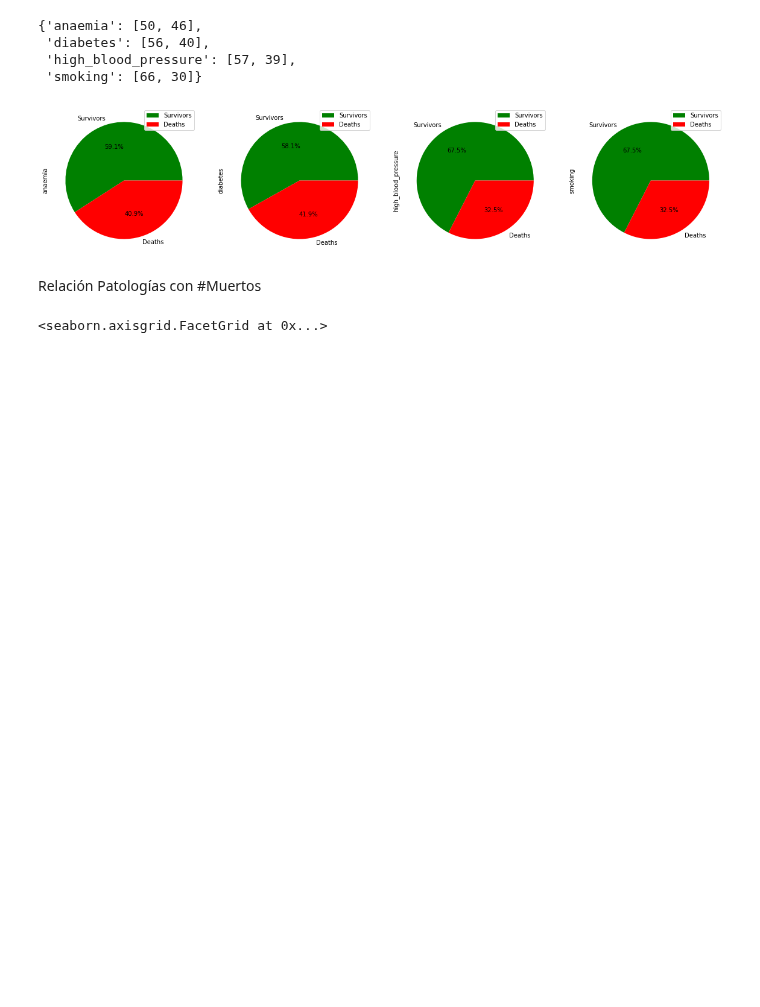
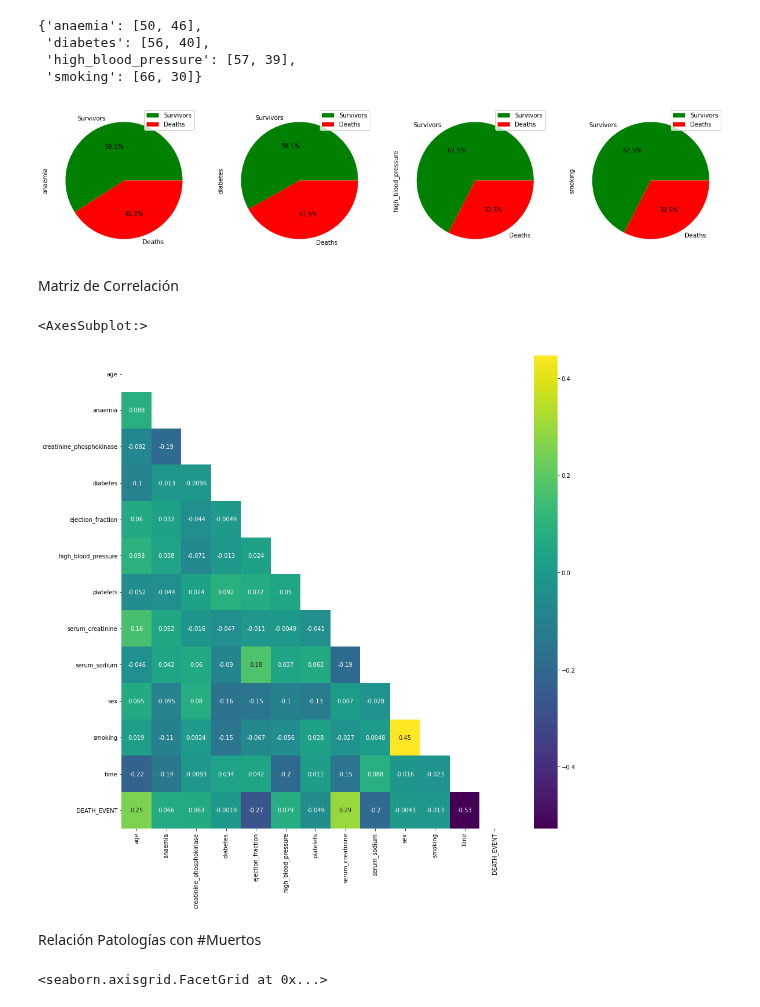
Before and after one commit to JaviCeRodriguez/Heart-Failure-ML, a Jupyter notebook: prueba.ipynb, the cells around one changed output. Drawn from its saved outputs; the diff is of its cells as text; code cells hidden in the pictures; blank space fills up the shorter version.

Commit message:
Restablezco la Matriz de Correlación

```diff
--- a/prueba.ipynb
+++ b/prueba.ipynb
@@ -68,6 +69,17 @@ def plot_bar(data: dict, index: list) -> None:
 plot_bar(data=p_surv, index=['Survivors', 'Deaths'])
 # %% [output]
 [figure]
+# %% [markdown]
+Matriz de Correlación
+# %%
+matrix_corr = heart_data.corr()
+mask = np.zeros_like(matrix_corr)
+mask[np.triu_indices_from(mask)] = True
+fig,ax = plt.subplots(figsize=(15,15))
+sns.heatmap(matrix_corr,mask=mask,annot=True,cmap="viridis")
+# %% [output]
+<AxesSubplot:>
+[figure, added]
 # %% [markdown]
 Relación Patologías con #Muertos
 # %%
```
Also changed, not shown: parts of 1 cell of this notebook.
